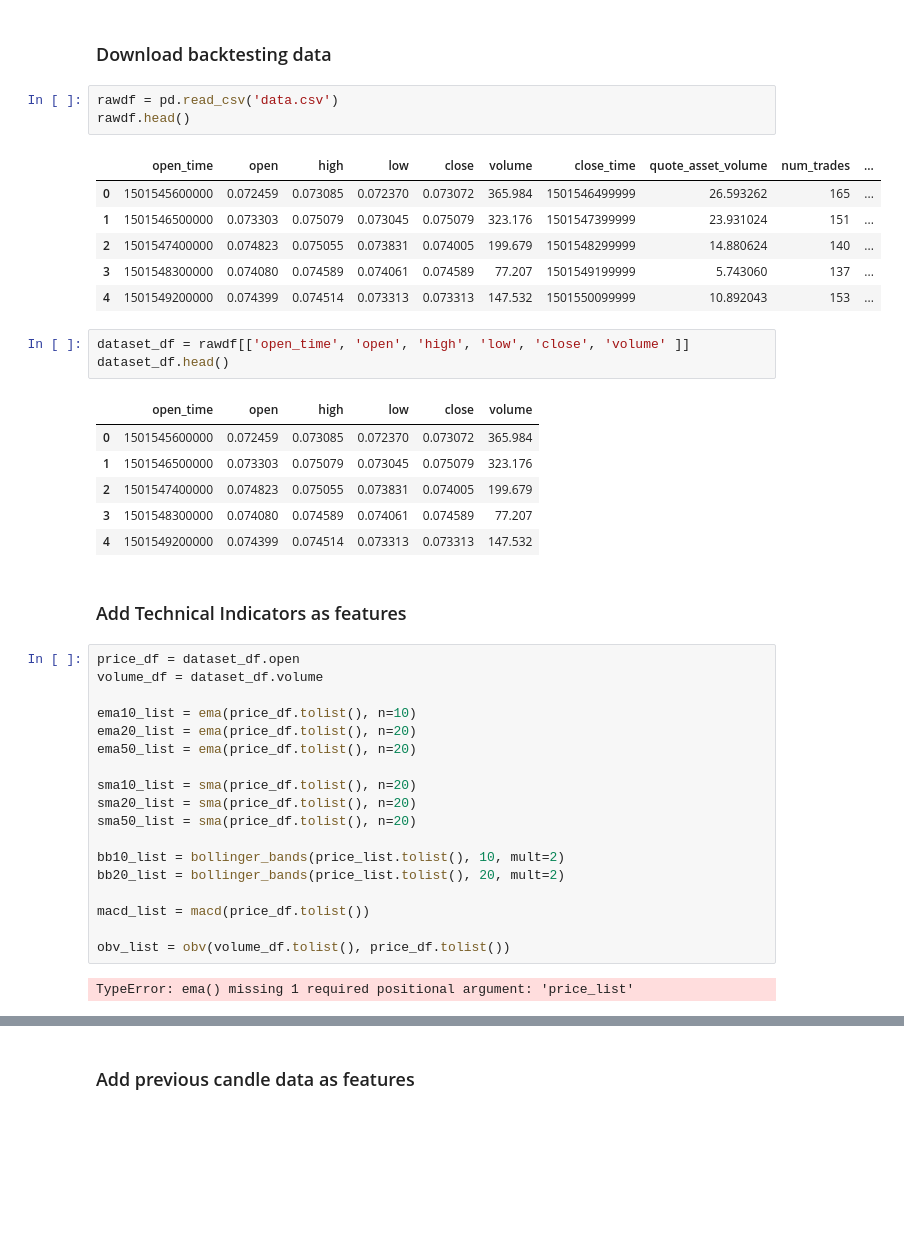
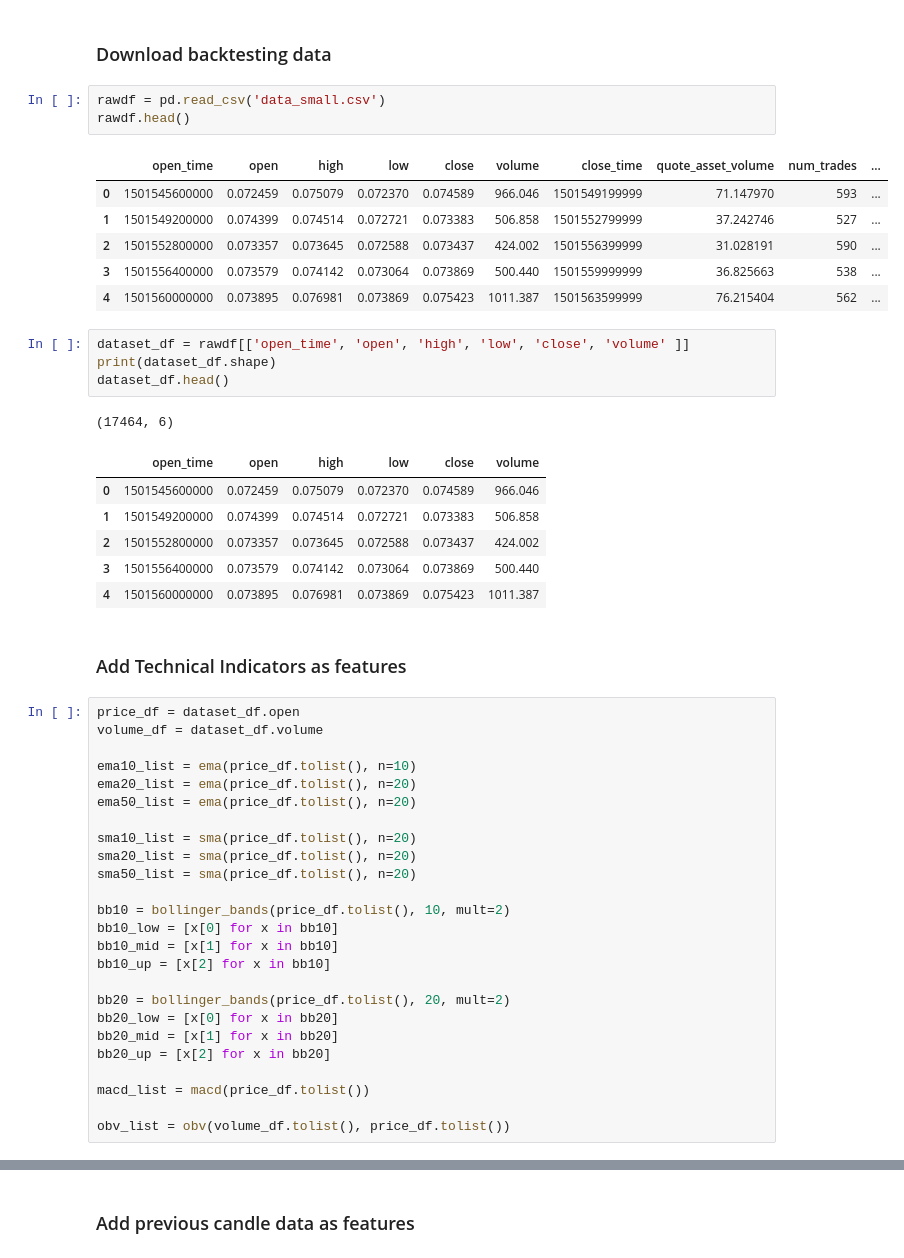
Before and after one commit to knutbugg/FALKOR, a Jupyter notebook: Strategy/Training-TINN-Notebook.ipynb, the cells around one changed output, grey strips where cells are left out. Drawn from its saved outputs; the diff is of its cells as text; blank space fills up the shorter version.

```diff
--- a/Strategy/Training-TINN-Notebook.ipynb
+++ b/Strategy/Training-TINN-Notebook.ipynb
@@ -6,25 +11,27 @@ from TechnicalIndicators import sma, ema, macd, bollinger_bands, obv
 # %% [markdown]
 ### Download backtesting data
 # %%
-rawdf = pd.read_csv('data.csv')
+rawdf = pd.read_csv('data_small.csv')
 rawdf.head()
 # %% [output]
 |  | open_time | open | high | low | close | volume | close_time | quote_asset_volume | num_trades | ... |
-| 0 | 1501545600000 | 0.072459 | 0.073085 | 0.072370 | 0.073072 | 365.984 | 1501546499999 | 26.593262 | 165 | ... |
-| 1 | 1501546500000 | 0.073303 | 0.075079 | 0.073045 | 0.075079 | 323.176 | 1501547399999 | 23.931024 | 151 | ... |
-| 2 | 1501547400000 | 0.074823 | 0.075055 | 0.073831 | 0.074005 | 199.679 | 1501548299999 | 14.880624 | 140 | ... |
-| 3 | 1501548300000 | 0.074080 | 0.074589 | 0.074061 | 0.074589 | 77.207 | 1501549199999 | 5.743060 | 137 | ... |
-| 4 | 1501549200000 | 0.074399 | 0.074514 | 0.073313 | 0.073313 | 147.532 | 1501550099999 | 10.892043 | 153 | ... |
+| 0 | 1501545600000 | 0.072459 | 0.075079 | 0.072370 | 0.074589 | 966.046 | 1501549199999 | 71.147970 | 593 | ... |
+| 1 | 1501549200000 | 0.074399 | 0.074514 | 0.072721 | 0.073383 | 506.858 | 1501552799999 | 37.242746 | 527 | ... |
+| 2 | 1501552800000 | 0.073357 | 0.073645 | 0.072588 | 0.073437 | 424.002 | 1501556399999 | 31.028191 | 590 | ... |
+| 3 | 1501556400000 | 0.073579 | 0.074142 | 0.073064 | 0.073869 | 500.440 | 1501559999999 | 36.825663 | 538 | ... |
+| 4 | 1501560000000 | 0.073895 | 0.076981 | 0.073869 | 0.075423 | 1011.387 | 1501563599999 | 76.215404 | 562 | ... |
 # %%
 dataset_df = rawdf[['open_time', 'open', 'high', 'low', 'close', 'volume' ]]
+print(dataset_df.shape)
 dataset_df.head()
 # %% [output]
+(17464, 6)
 |  | open_time | open | high | low | close | volume |
-| 0 | 1501545600000 | 0.072459 | 0.073085 | 0.072370 | 0.073072 | 365.984 |
-| 1 | 1501546500000 | 0.073303 | 0.075079 | 0.073045 | 0.075079 | 323.176 |
-| 2 | 1501547400000 | 0.074823 | 0.075055 | 0.073831 | 0.074005 | 199.679 |
-| 3 | 1501548300000 | 0.074080 | 0.074589 | 0.074061 | 0.074589 | 77.207 |
-| 4 | 1501549200000 | 0.074399 | 0.074514 | 0.073313 | 0.073313 | 147.532 |
+| 0 | 1501545600000 | 0.072459 | 0.075079 | 0.072370 | 0.074589 | 966.046 |
+| 1 | 1501549200000 | 0.074399 | 0.074514 | 0.072721 | 0.073383 | 506.858 |
+| 2 | 1501552800000 | 0.073357 | 0.073645 | 0.072588 | 0.073437 | 424.002 |
+| 3 | 1501556400000 | 0.073579 | 0.074142 | 0.073064 | 0.073869 | 500.440 |
+| 4 | 1501560000000 | 0.073895 | 0.076981 | 0.073869 | 0.075423 | 1011.387 |
 # %% [markdown]
 ### Add Technical Indicators as features
 # %%
@@ -39,11 +46,16 @@ sma10_list = sma(price_df.tolist(), n=20)
 sma20_list = sma(price_df.tolist(), n=20)
 sma50_list = sma(price_df.tolist(), n=20)
 
-bb10_list = bollinger_bands(price_list.tolist(), 10, mult=2)
-bb20_list = bollinger_bands(price_list.tolist(), 20, mult=2)
+bb10 = bollinger_bands(price_df.tolist(), 10, mult=2)
+bb10_low = [x[0] for x in bb10]
+bb10_mid = [x[1] for x in bb10]
+bb10_up = [x[2] for x in bb10]
+
+bb20 = bollinger_bands(price_df.tolist(), 20, mult=2)
+bb20_low = [x[0] for x in bb20]
+bb20_mid = [x[1] for x in bb20]
+bb20_up = [x[2] for x in bb20]
 
 macd_list = macd(price_df.tolist())
 
 obv_list = obv(volume_df.tolist(), price_df.tolist())
-# %% [output]
-TypeError: ema() missing 1 required positional argument: 'price_list'
```
Also changed, not shown: parts of 19 cells of this notebook, 4 other files.
